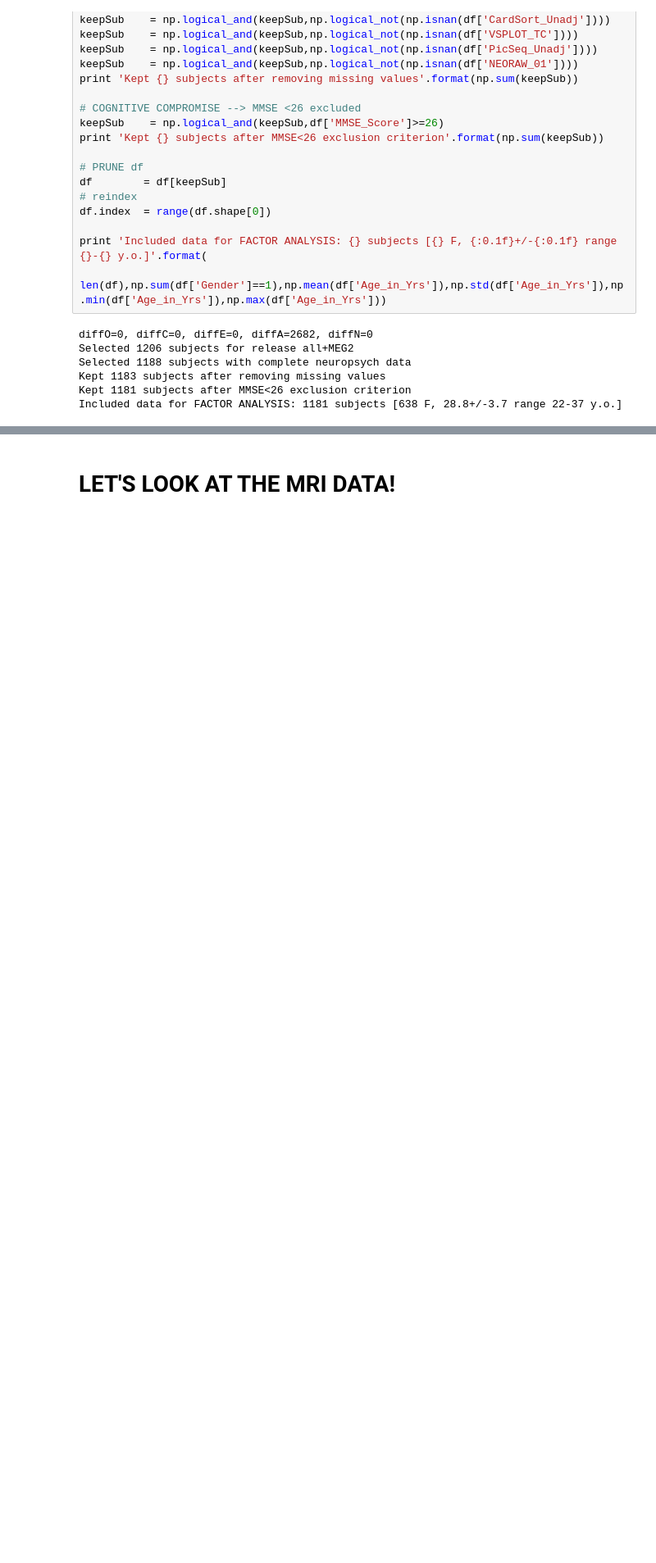
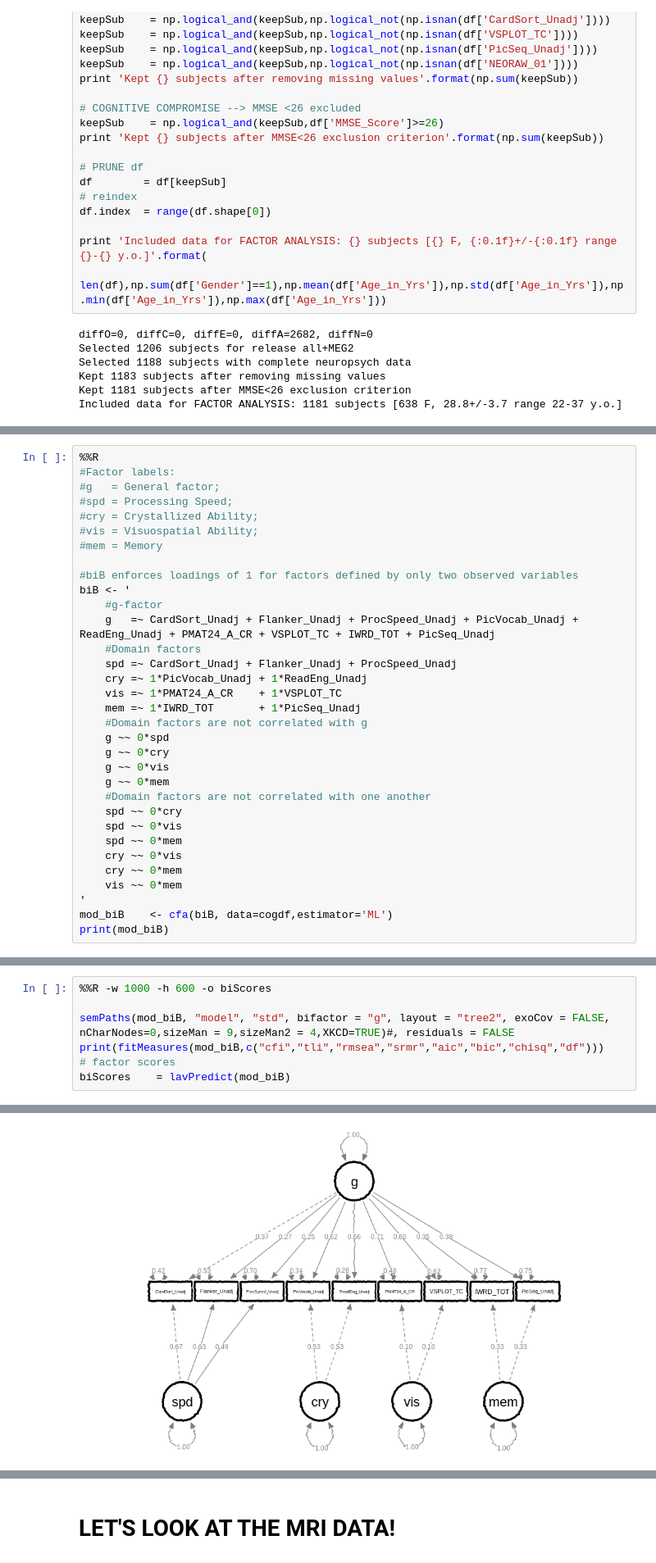
Before and after one commit to paola-g/HCP_MRI-behavior, a Jupyter notebook: intelligence_TASK+REST.ipynb, the cells around one changed output, grey strips where cells are left out. Shown at 82% size. Saved outputs shown, nothing was run; the diff lists cells and outputs as text; blank space fills up the shorter version.

```diff
--- a/intelligence_TASK+REST.ipynb
+++ b/intelligence_TASK+REST.ipynb
@@ -210,0 +438,33 @@ Included data for FACTOR ANALYSIS: 1181 subjects [638 F, 28.8+/-3.7 range 22-37
+# %%
+%%R
+#Factor labels:
+#g   = General factor;
+#spd = Processing Speed;
+#cry = Crystallized Ability;
+#vis = Visuospatial Ability;
+#mem = Memory
+
+#biB enforces loadings of 1 for factors defined by only two observed variables
+biB <- '
+    #g-factor
+    g   =~ CardSort_Unadj + Flanker_Unadj + ProcSpeed_Unadj + PicVocab_Unadj + ReadEng_Unadj + PMAT24_A_CR + VSPLOT_TC + IWRD_TOT + PicSeq_Unadj
+    #Domain factors
+    spd =~ CardSort_Unadj + Flanker_Unadj + ProcSpeed_Unadj
+    cry =~ 1*PicVocab_Unadj + 1*ReadEng_Unadj
+    vis =~ 1*PMAT24_A_CR    + 1*VSPLOT_TC
+    mem =~ 1*IWRD_TOT       + 1*PicSeq_Unadj
+    #Domain factors are not correlated with g
+    g ~~ 0*spd
+    g ~~ 0*cry
+    g ~~ 0*vis
+    g ~~ 0*mem
+    #Domain factors are not correlated with one another
+    spd ~~ 0*cry
+    spd ~~ 0*vis
+    spd ~~ 0*mem
+    cry ~~ 0*vis
+    cry ~~ 0*mem
+    vis ~~ 0*mem
+'
+mod_biB    <- cfa(biB, data=cogdf,estimator='ML')
+print(mod_biB)
@@ -210,0 +480,8 @@ Included data for FACTOR ANALYSIS: 1181 subjects [638 F, 28.8+/-3.7 range 22-37
+# %%
+%%R -w 1000 -h 600 -o biScores
+
+semPaths(mod_biB, "model", "std", bifactor = "g", layout = "tree2", exoCov = FALSE, nCharNodes=0,sizeMan = 9,sizeMan2 = 4,XKCD=TRUE)#, residuals = FALSE
+print(fitMeasures(mod_biB,c("cfi","tli","rmsea","srmr","aic","bic","chisq","df")))
+# factor scores
+biScores    = lavPredict(mod_biB)
+# %% [output]
@@ -210,0 +490 @@ Included data for FACTOR ANALYSIS: 1181 subjects [638 F, 28.8+/-3.7 range 22-37
+[figure, added]
```
Also changed, not shown: parts of 25 cells of this notebook, 1 other file.
